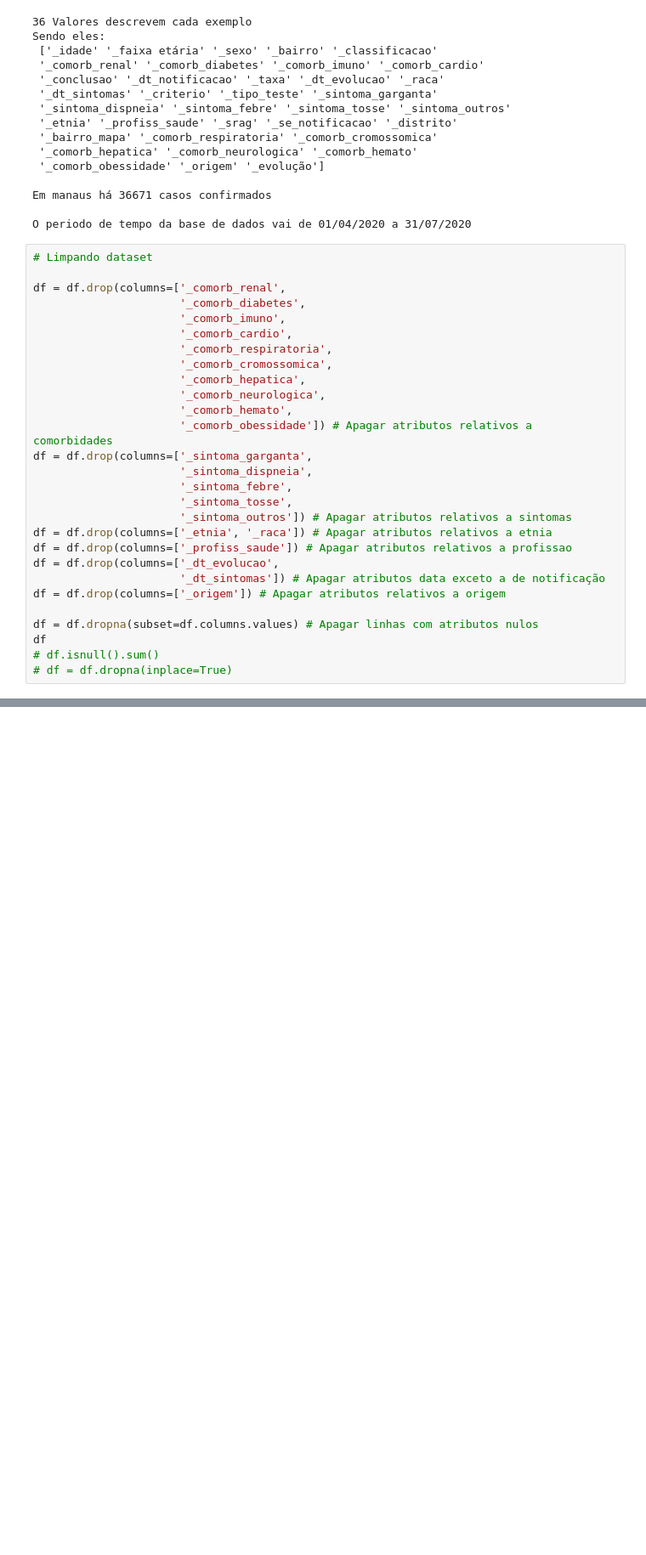
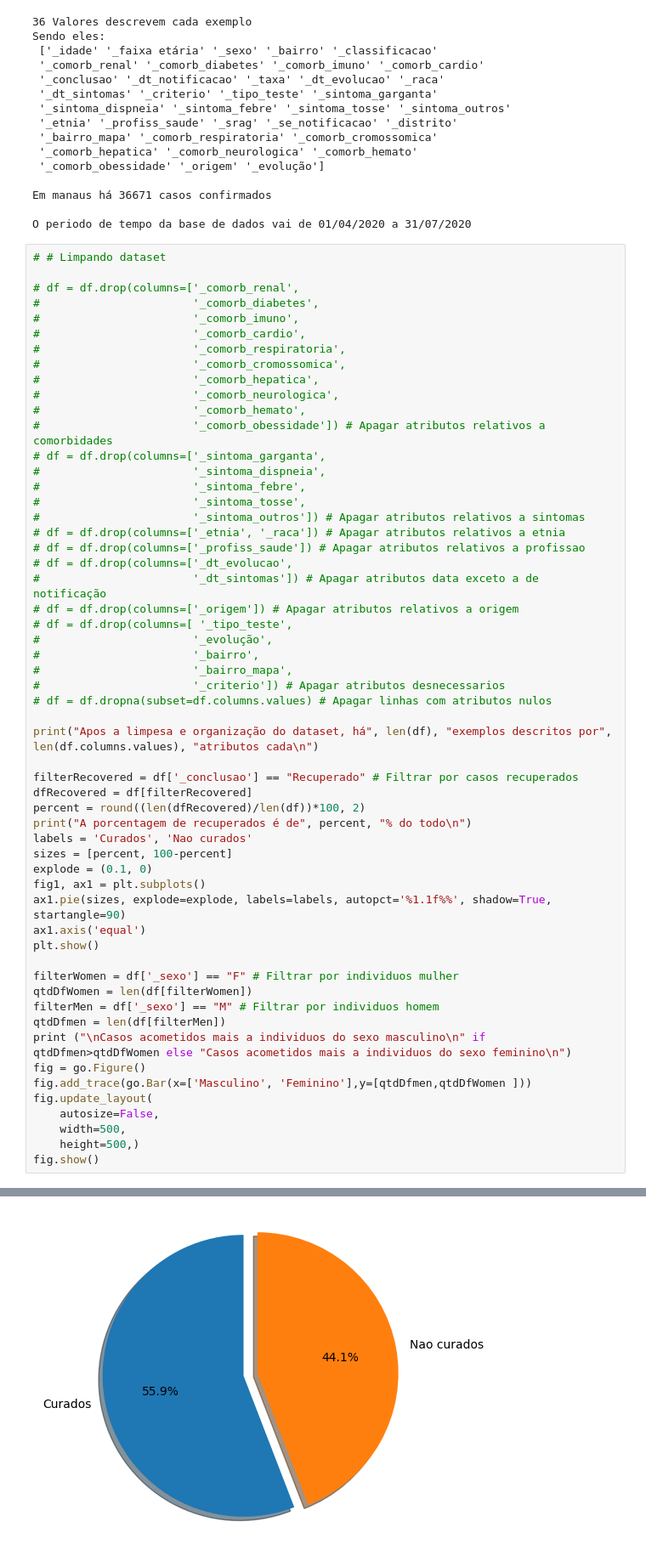
Before and after one commit to levidasilvalima/RNA-PP1, a Jupyter notebook: RedesNeuraisArtificiais_Projeto1.ipynb, the cells around one changed output, grey strips where cells are left out. Shown at 85% size. Saved outputs shown, nothing was run; the diff lists cells and outputs as text; blank space fills up the shorter version.

```diff
--- a/RedesNeuraisArtificiais_Projeto1.ipynb
+++ b/RedesNeuraisArtificiais_Projeto1.ipynb
@@ -53,31 +56,59 @@ Em manaus há 36671 casos confirmados
 
 O periodo de tempo da base de dados vai de 01/04/2020 a 31/07/2020
 # %%
-# Limpando dataset
+# # Limpando dataset
 
-df = df.drop(columns=['_comorb_renal',
-                      '_comorb_diabetes',
-                      '_comorb_imuno',
-                      '_comorb_cardio',
-                      '_comorb_respiratoria',
-                      '_comorb_cromossomica',
-                      '_comorb_hepatica',
-                      '_comorb_neurologica',
-                      '_comorb_hemato',
-                      '_comorb_obessidade']) # Apagar atributos relativos a comorbidades
-df = df.drop(columns=['_sintoma_garganta',
-                      '_sintoma_dispneia',
-                      '_sintoma_febre',
-                      '_sintoma_tosse',
-                      '_sintoma_outros']) # Apagar atributos relativos a sintomas
-df = df.drop(columns=['_etnia', '_raca']) # Apagar atributos relativos a etnia
-df = df.drop(columns=['_profiss_saude']) # Apagar atributos relativos a profissao
-df = df.drop(columns=['_dt_evolucao',
-                      '_dt_sintomas']) # Apagar atributos data exceto a de notificação
-df = df.drop(columns=['_origem']) # Apagar atributos relativos a origem
+# df = df.drop(columns=['_comorb_renal',
+#                       '_comorb_diabetes',
+#                       '_comorb_imuno',
+#                       '_comorb_cardio',
+#                       '_comorb_respiratoria',
+#                       '_comorb_cromossomica',
+#                       '_comorb_hepatica',
+#                       '_comorb_neurologica',
+#                       '_comorb_hemato',
+#                       '_comorb_obessidade']) # Apagar atributos relativos a comorbidades
+# df = df.drop(columns=['_sintoma_garganta',
+#                       '_sintoma_dispneia',
+#                       '_sintoma_febre',
+#                       '_sintoma_tosse',
+#                       '_sintoma_outros']) # Apagar atributos relativos a sintomas
+# df = df.drop(columns=['_etnia', '_raca']) # Apagar atributos relativos a etnia
+# df = df.drop(columns=['_profiss_saude']) # Apagar atributos relativos a profissao
+# df = df.drop(columns=['_dt_evolucao',
+#                       '_dt_sintomas']) # Apagar atributos data exceto a de notificação
+# df = df.drop(columns=['_origem']) # Apagar atributos relativos a origem
+# df = df.drop(columns=[ '_tipo_teste',
+#                       '_evolução',
+#                       '_bairro',
+#                       '_bairro_mapa',
+#                       '_criterio']) # Apagar atributos desnecessarios
+# df = df.dropna(subset=df.columns.values) # Apagar linhas com atributos nulos
 
-df = df.dropna(subset=df.columns.values) # Apagar linhas com atributos nulos
-df
-# df.isnull().sum()
-# df = df.dropna(inplace=True)
+print("Apos a limpesa e organização do dataset, há", len(df), "exemplos descritos por", len(df.columns.values), "atributos cada\n")
+
+filterRecovered = df['_conclusao'] == "Recuperado" # Filtrar por casos recuperados
+dfRecovered = df[filterRecovered]
+percent = round((len(dfRecovered)/len(df))*100, 2)
+print("A porcentagem de recuperados é de", percent, "% do todo\n")
+labels = 'Curados', 'Nao curados'
+sizes = [percent, 100-percent]
+explode = (0.1, 0)
+fig1, ax1 = plt.subplots()
+ax1.pie(sizes, explode=explode, labels=labels, autopct='%1.1f%%', shadow=True, startangle=90)
+ax1.axis('equal')
+plt.show()
+
+filterWomen = df['_sexo'] == "F" # Filtrar por individuos mulher
+qtdDfWomen = len(df[filterWomen])
+filterMen = df['_sexo'] == "M" # Filtrar por individuos homem
+qtdDfmen = len(df[filterMen])
+print ("\nCasos acometidos mais a individuos do sexo masculino\n" if qtdDfmen>qtdDfWomen else "Casos acometidos mais a individuos do sexo feminino\n")
+fig = go.Figure()
+fig.add_trace(go.Bar(x=['Masculino', 'Feminino'],y=[qtdDfmen,qtdDfWomen ]))
+fig.update_layout(
+    autosize=False,
+    width=500,
+    height=500,)
+fig.show()
 # %% [output]
@@ -96,0 +118 @@ df
+[figure, added]
```
Also changed, not shown: parts of 2 cells of this notebook.
